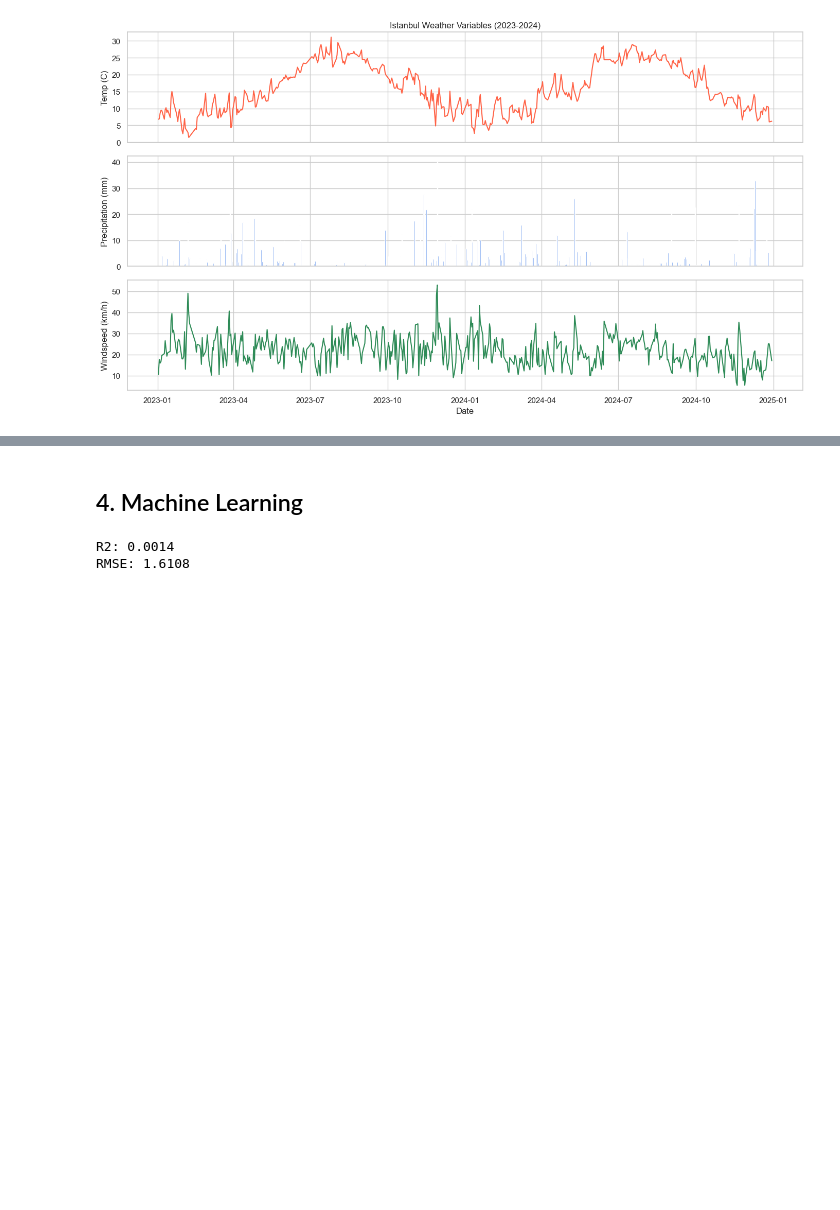
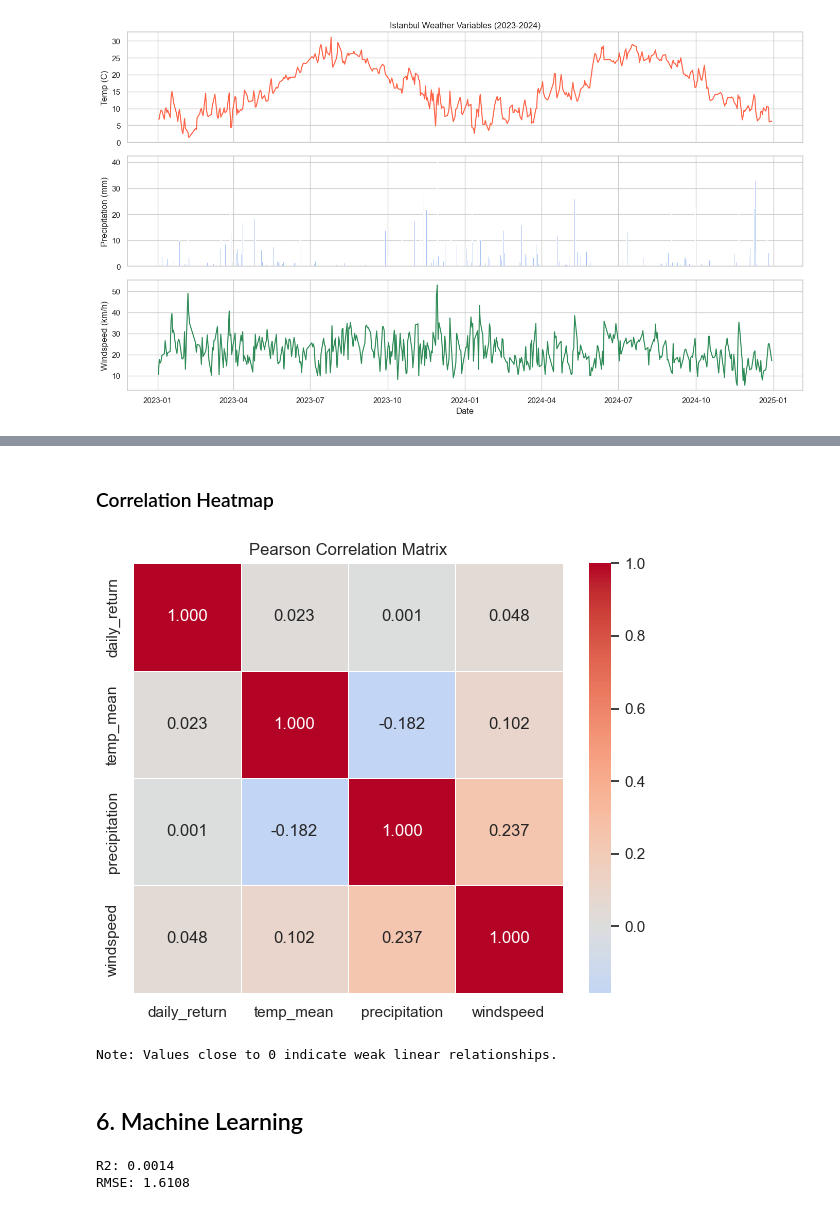
Before and after one commit to emreaks13/DSA210-project, a Jupyter notebook: Eda.ipynb, the cells around one changed output, grey strips where cells are left out. Drawn from its saved outputs; the diff is of its cells as text; code cells hidden in the pictures; blank space fills up the shorter version.

```diff
--- a/Eda.ipynb
+++ b/Eda.ipynb
@@ -122,5 +204,22 @@ plt.show()
+# %% [markdown]
+### Correlation Heatmap
+# %%
+# Correlation matrix — measures linear association between all pairs of variables
+corr = df[["daily_return", "temp_mean", "precipitation", "windspeed"]].corr()
+
+fig, ax = plt.subplots(figsize=(6, 5))
+sns.heatmap(corr, annot=True, fmt=".3f", cmap="coolwarm", center=0,
+            square=True, linewidths=0.5, ax=ax)
+ax.set_title("Pearson Correlation Matrix")
+plt.tight_layout()
+plt.show()
+
+print("Note: Values close to 0 indicate weak linear relationships.")
+# %% [output]
+[figure, added]
+Note: Values close to 0 indicate weak linear relationships.
 # %% [markdown]
-## 4. Machine Learning
+## 6. Machine Learning
 # %%
 import numpy as np
 from sklearn.model_selection import train_test_split
```
Also changed, not shown: parts of 6 cells of this notebook.
